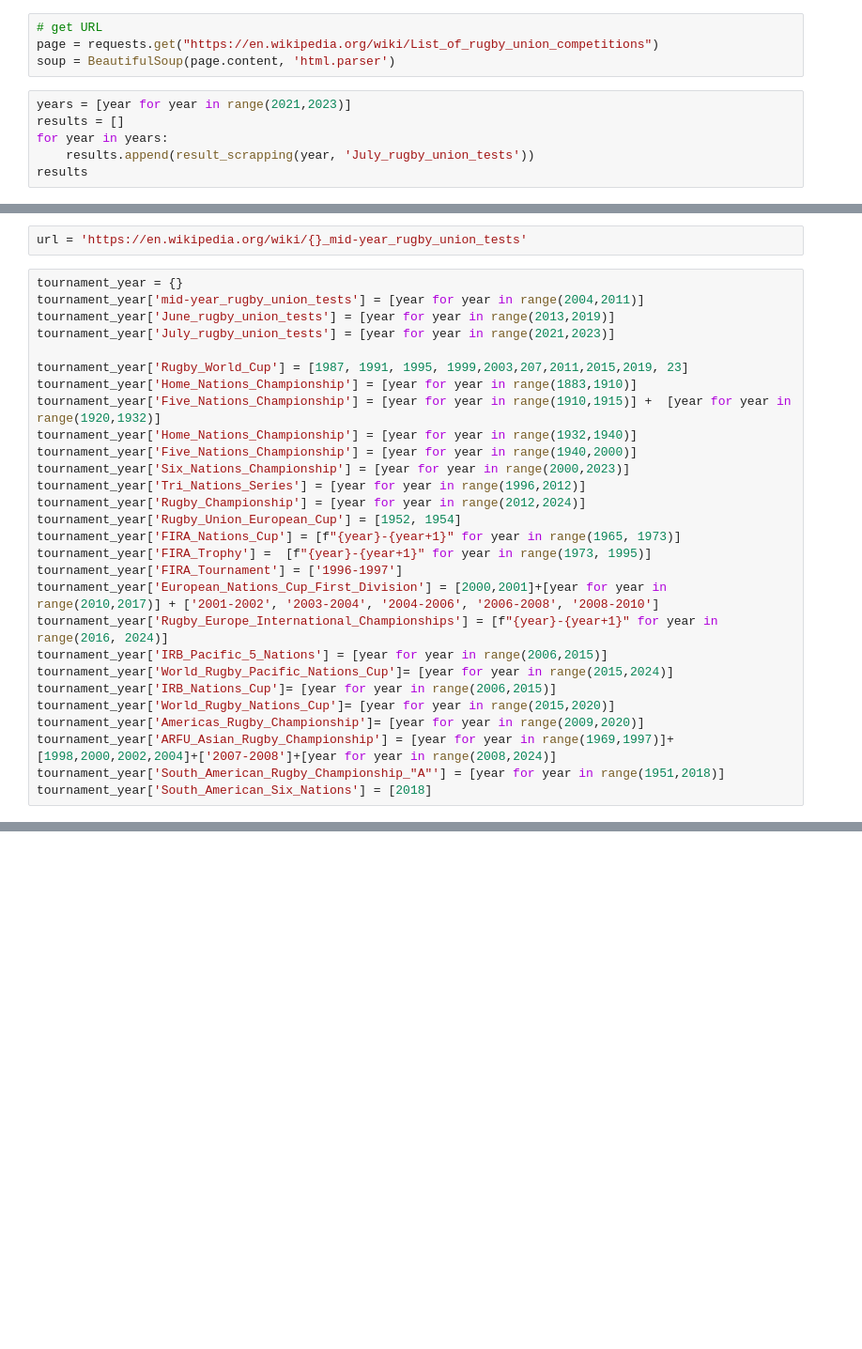
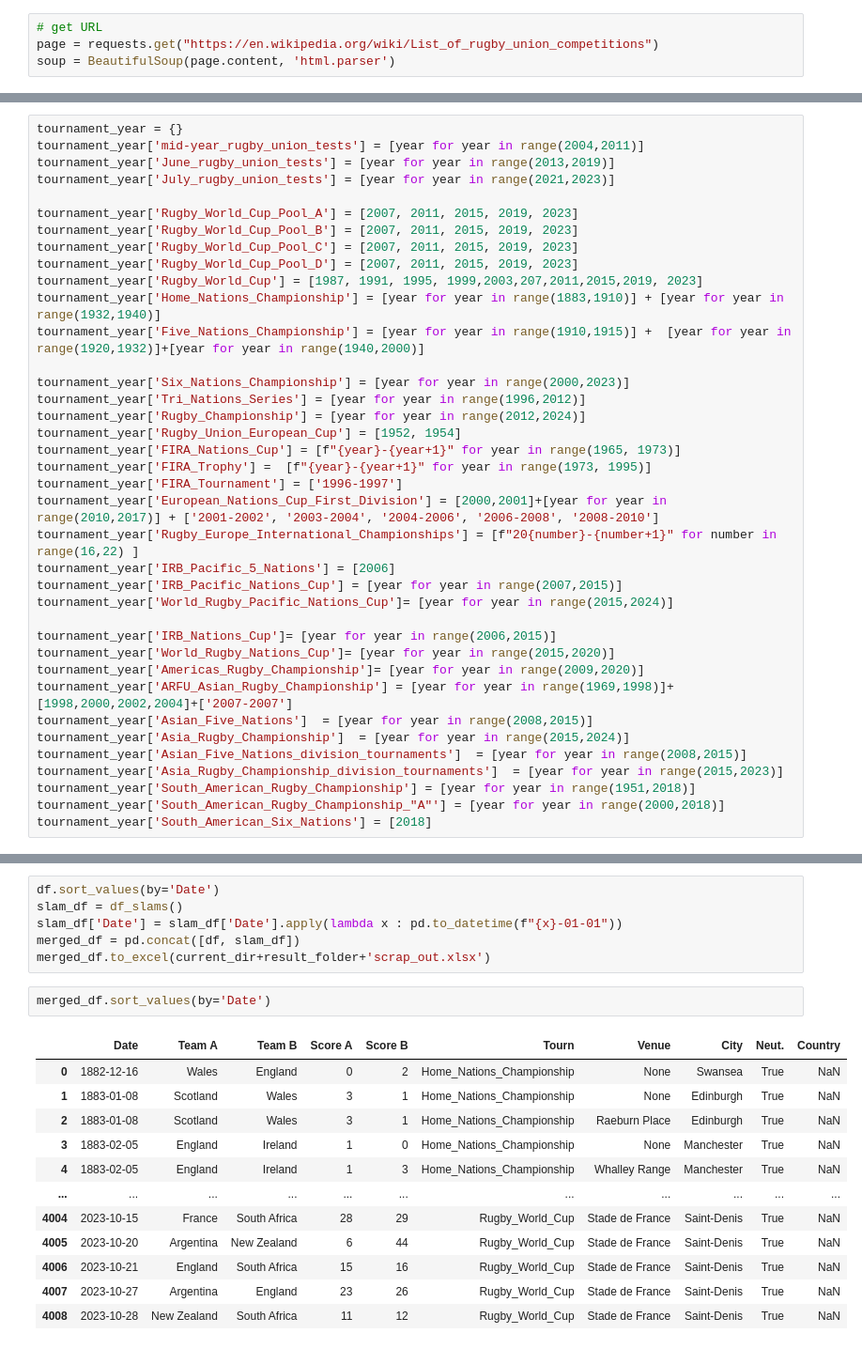
Before and after one commit to ArthurG-data/rugby_world_cup_prediction, a Jupyter notebook: wiki_scap.ipynb, the cells around one changed output, grey strips where cells are left out. Shown at 94% size. Drawn from its saved outputs; the diff is of its cells as text; blank space fills up the shorter version.

```diff
--- a/wiki_scap.ipynb
+++ b/wiki_scap.ipynb
@@ -11,9 +12,3 @@ from geopy.geocoders import Nominatim
 # get URL
 page = requests.get("https://en.wikipedia.org/wiki/List_of_rugby_union_competitions")
 soup = BeautifulSoup(page.content, 'html.parser')
-# %%
-years = [year for year in range(2021,2023)]
-results = []
-for year in years:
-    results.append(result_scrapping(year, 'July_rugby_union_tests'))
-results
@@ -41,16 +15,17 @@ An error occurred: list index out of range 2021 July_rugby_union_tests
-# %%
-url = 'https://en.wikipedia.org/wiki/{}_mid-year_rugby_union_tests'
 # %%
 tournament_year = {}
 tournament_year['mid-year_rugby_union_tests'] = [year for year in range(2004,2011)]
 tournament_year['June_rugby_union_tests'] = [year for year in range(2013,2019)]
 tournament_year['July_rugby_union_tests'] = [year for year in range(2021,2023)]
 
-tournament_year['Rugby_World_Cup'] = [1987, 1991, 1995, 1999,2003,207,2011,2015,2019, 23]
-tournament_year['Home_Nations_Championship'] = [year for year in range(1883,1910)]
-tournament_year['Five_Nations_Championship'] = [year for year in range(1910,1915)] +  [year for year in range(1920,1932)]
-tournament_year['Home_Nations_Championship'] = [year for year in range(1932,1940)]
-tournament_year['Five_Nations_Championship'] = [year for year in range(1940,2000)]
+tournament_year['Rugby_World_Cup_Pool_A'] = [2007, 2011, 2015, 2019, 2023]
+tournament_year['Rugby_World_Cup_Pool_B'] = [2007, 2011, 2015, 2019, 2023]
+tournament_year['Rugby_World_Cup_Pool_C'] = [2007, 2011, 2015, 2019, 2023]
+tournament_year['Rugby_World_Cup_Pool_D'] = [2007, 2011, 2015, 2019, 2023]
+tournament_year['Rugby_World_Cup'] = [1987, 1991, 1995, 1999,2003,207,2011,2015,2019, 2023]
+tournament_year['Home_Nations_Championship'] = [year for year in range(1883,1910)] + [year for year in range(1932,1940)]
+tournament_year['Five_Nations_Championship'] = [year for year in range(1910,1915)] +  [year for year in range(1920,1932)]+[year for year in range(1940,2000)]
+
 tournament_year['Six_Nations_Championship'] = [year for year in range(2000,2023)]
 tournament_year['Tri_Nations_Series'] = [year for year in range(1996,2012)]
 tournament_year['Rugby_Championship'] = [year for year in range(2012,2024)]
@@ -59,14 +34,21 @@ tournament_year['FIRA_Nations_Cup'] = [f"{year}-{year+1}" for year in range(1965
 tournament_year['FIRA_Trophy'] =  [f"{year}-{year+1}" for year in range(1973, 1995)]
 tournament_year['FIRA_Tournament'] = ['1996-1997']
 tournament_year['European_Nations_Cup_First_Division'] = [2000,2001]+[year for year in range(2010,2017)] + ['2001-2002', '2003-2004', '2004-2006', '2006-2008', '2008-2010']
-tournament_year['Rugby_Europe_International_Championships'] = [f"{year}-{year+1}" for year in range(2016, 2024)]
-tournament_year['IRB_Pacific_5_Nations'] = [year for year in range(2006,2015)]
+tournament_year['Rugby_Europe_International_Championships'] = [f"20{number}-{number+1}" for number in range(16,22) ]
+tournament_year['IRB_Pacific_5_Nations'] = [2006]
+tournament_year['IRB_Pacific_Nations_Cup'] = [year for year in range(2007,2015)]
 tournament_year['World_Rugby_Pacific_Nations_Cup']= [year for year in range(2015,2024)]
+
 tournament_year['IRB_Nations_Cup']= [year for year in range(2006,2015)]
 tournament_year['World_Rugby_Nations_Cup']= [year for year in range(2015,2020)]
 tournament_year['Americas_Rugby_Championship']= [year for year in range(2009,2020)]
-tournament_year['ARFU_Asian_Rugby_Championship'] = [year for year in range(1969,1997)]+[1998,2000,2002,2004]+['2007-2008']+[year for year in range(2008,2024)]
-tournament_year['South_American_Rugby_Championship_"A"'] = [year for year in range(1951,2018)]
+tournament_year['ARFU_Asian_Rugby_Championship'] = [year for year in range(1969,1998)]+[1998,2000,2002,2004]+['2007-2007']
+tournament_year['Asian_Five_Nations']  = [year for year in range(2008,2015)]
+tournament_year['Asia_Rugby_Championship']  = [year for year in range(2015,2024)]
+tournament_year['Asian_Five_Nations_division_tournaments']  = [year for year in range(2008,2015)]
+tournament_year['Asia_Rugby_Championship_division_tournaments']  = [year for year in range(2015,2023)]
+tournament_year['South_American_Rugby_Championship'] = [year for year in range(1951,2018)]
+tournament_year['South_American_Rugby_Championship_"A"'] = [year for year in range(2000,2018)]
 tournament_year['South_American_Six_Nations'] = [2018]
 # %%
 #import the file from rugbycology, and add features city, venue and country,to make it coherent with the scrap data
@@ -450,0 +426,21 @@ An error occurred: substring not found 2022 Asia_Rugby_Championship
+# %%
+df.sort_values(by='Date')
+slam_df = df_slams()
+slam_df['Date'] = slam_df['Date'].apply(lambda x : pd.to_datetime(f"{x}-01-01"))
+merged_df = pd.concat([df, slam_df])
+merged_df.to_excel(current_dir+result_folder+'scrap_out.xlsx')
+# %%
+merged_df.sort_values(by='Date')
+# %% [output]
+|  | Date | Team A | Team B | Score A | Score B | Tourn | Venue | City | Neut. | Country |
+| 0 | 1882-12-16 | Wales | England | 0 | 2 | Home_Nations_Championship | None | Swansea | True | NaN |
+| 1 | 1883-01-08 | Scotland | Wales | 3 | 1 | Home_Nations_Championship | None | Edinburgh | True | NaN |
+| 2 | 1883-01-08 | Scotland | Wales | 3 | 1 | Home_Nations_Championship | Raeburn Place | Edinburgh | True | NaN |
+| 3 | 1883-02-05 | England | Ireland | 1 | 0 | Home_Nations_Championship | None | Manchester | True | NaN |
+| 4 | 1883-02-05 | England | Ireland | 1 | 3 | Home_Nations_Championship | Whalley Range | Manchester | True | NaN |
+| ... | ... | ... | ... | ... | ... | ... | ... | ... | ... | ... |
+| 4004 | 2023-10-15 | France | South Africa | 28 | 29 | Rugby_World_Cup | Stade de France | Saint-Denis | True | NaN |
+| 4005 | 2023-10-20 | Argentina | New Zealand | 6 | 44 | Rugby_World_Cup | Stade de France | Saint-Denis | True | NaN |
+| 4006 | 2023-10-21 | England | South Africa | 15 | 16 | Rugby_World_Cup | Stade de France | Saint-Denis | True | NaN |
+| 4007 | 2023-10-27 | Argentina | England | 23 | 26 | Rugby_World_Cup | Stade de France | Saint-Denis | True | NaN |
+| 4008 | 2023-10-28 | New Zealand | South Africa | 11 | 12 | Rugby_World_Cup | Stade de France | Saint-Denis | True | NaN |
```
Also changed, not shown: parts of 12 cells of this notebook, 3 other files.
